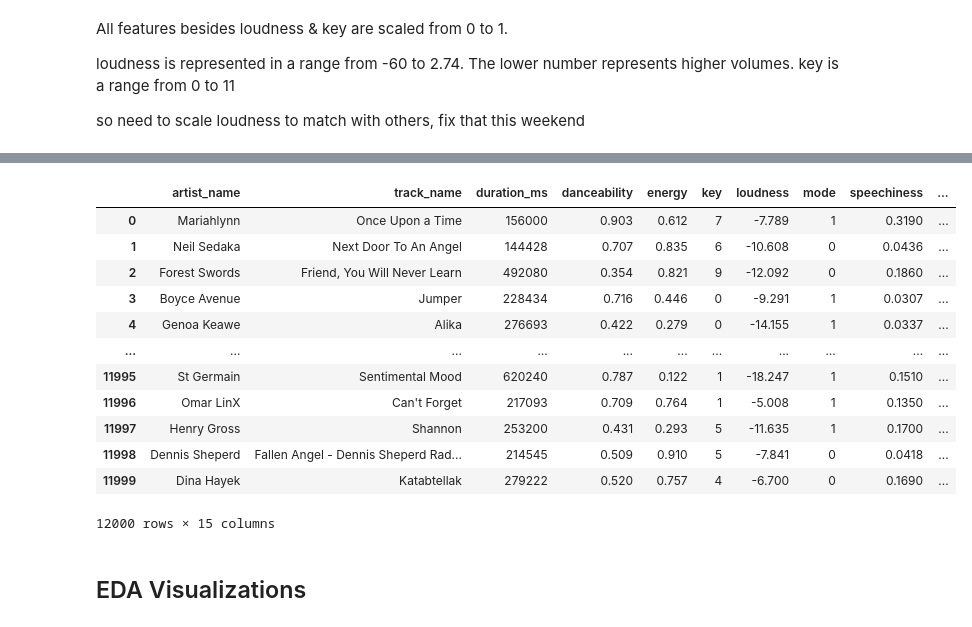
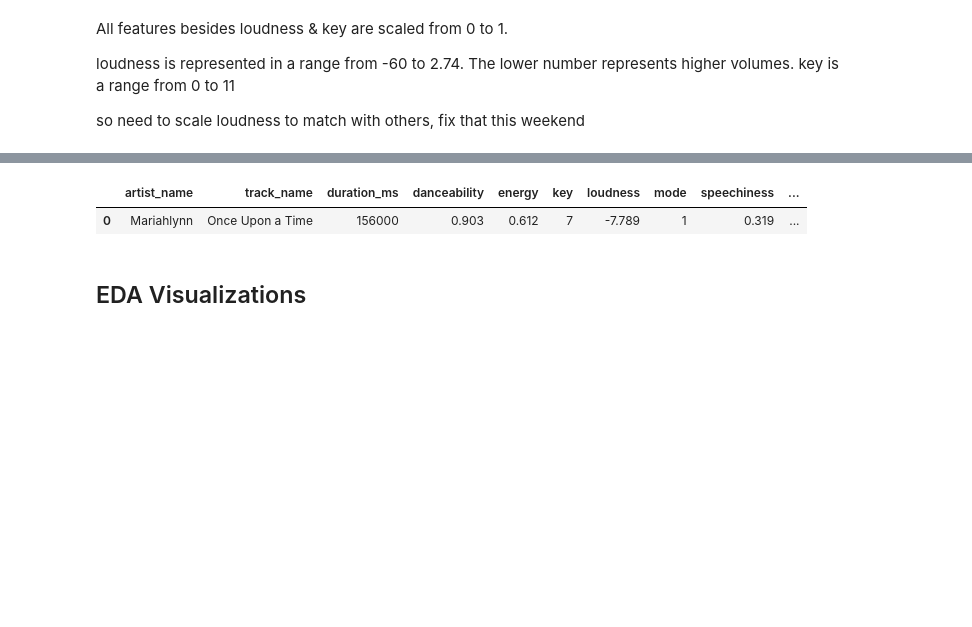
Before and after one commit to sumed-h/SpotifySongRecAudFeatures, a Jupyter notebook: Notebooks/jan13.ipynb, the cells around one changed output, grey strips where cells are left out. Cells and saved outputs as stored; diff of their text form; code cells hidden in the pictures; blank space fills up the shorter version.

```diff
--- a/Notebooks/jan13.ipynb
+++ b/Notebooks/jan13.ipynb
@@ -736,21 +719,10 @@ spotify_df.reset_index(drop=True, inplace=True)
 # %%
 spotify_df.drop(['id', 'time_signature'],inplace=True, axis=1)
 # %%
-spotify_df
+spotify_df.head(1)
 # %% [output]
 |  | artist_name | track_name | duration_ms | danceability | energy | key | loudness | mode | speechiness | ... |
-| 0 | Mariahlynn | Once Upon a Time | 156000 | 0.903 | 0.612 | 7 | -7.789 | 1 | 0.3190 | ... |
-| 1 | Neil Sedaka | Next Door To An Angel | 144428 | 0.707 | 0.835 | 6 | -10.608 | 0 | 0.0436 | ... |
-| 2 | Forest Swords | Friend, You Will Never Learn | 492080 | 0.354 | 0.821 | 9 | -12.092 | 0 | 0.1860 | ... |
-| 3 | Boyce Avenue | Jumper | 228434 | 0.716 | 0.446 | 0 | -9.291 | 1 | 0.0307 | ... |
-| 4 | Genoa Keawe | Alika | 276693 | 0.422 | 0.279 | 0 | -14.155 | 1 | 0.0337 | ... |
-| ... | ... | ... | ... | ... | ... | ... | ... | ... | ... | ... |
-| 11995 | St Germain | Sentimental Mood | 620240 | 0.787 | 0.122 | 1 | -18.247 | 1 | 0.1510 | ... |
-| 11996 | Omar LinX | Can't Forget | 217093 | 0.709 | 0.764 | 1 | -5.008 | 1 | 0.1350 | ... |
-| 11997 | Henry Gross | Shannon | 253200 | 0.431 | 0.293 | 5 | -11.635 | 1 | 0.1700 | ... |
-| 11998 | Dennis Sheperd | Fallen Angel - Dennis Sheperd Rad... | 214545 | 0.509 | 0.910 | 5 | -7.841 | 0 | 0.0418 | ... |
-| 11999 | Dina Hayek | Katabtellak | 279222 | 0.520 | 0.757 | 4 | -6.700 | 0 | 0.1690 | ... |
+| 0 | Mariahlynn | Once Upon a Time | 156000 | 0.903 | 0.612 | 7 | -7.789 | 1 | 0.319 | ... |
-12000 rows × 15 columns
 # %%
 #Rename columns so its easier to understand
 #spotify_df = spotify_df.rename(columns={'valence': 'Vibe', 'acousticness': 'Acousticness', 'artist_name': 'Artists', 'danceability': 'Danceability', 'duration_ms': 'Length(Min)', 'energy':'Energy',
```
Also changed, not shown: parts of 37 cells of this notebook.
